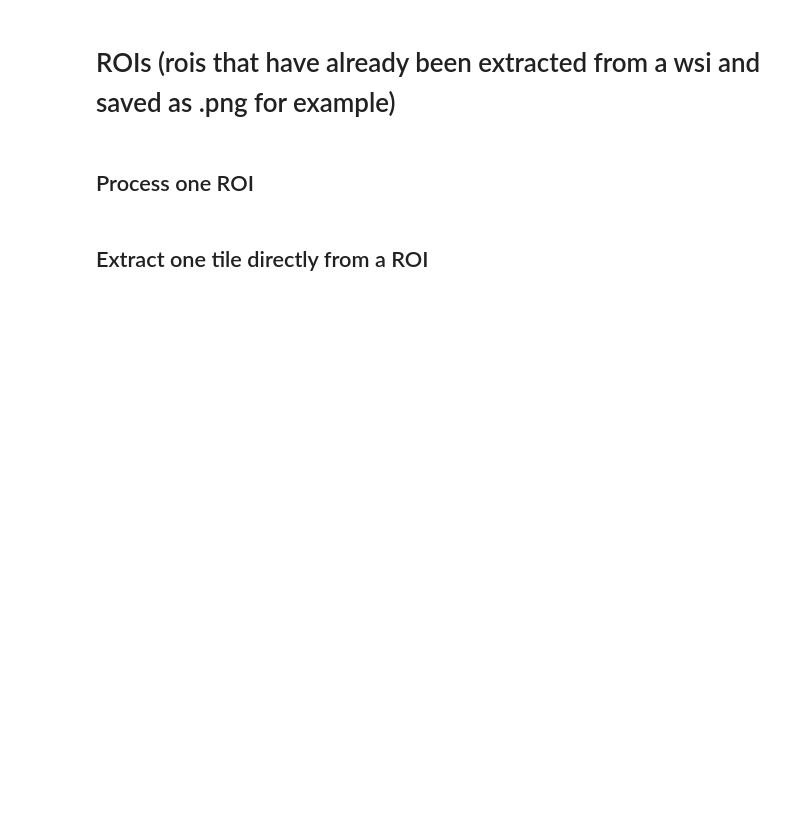
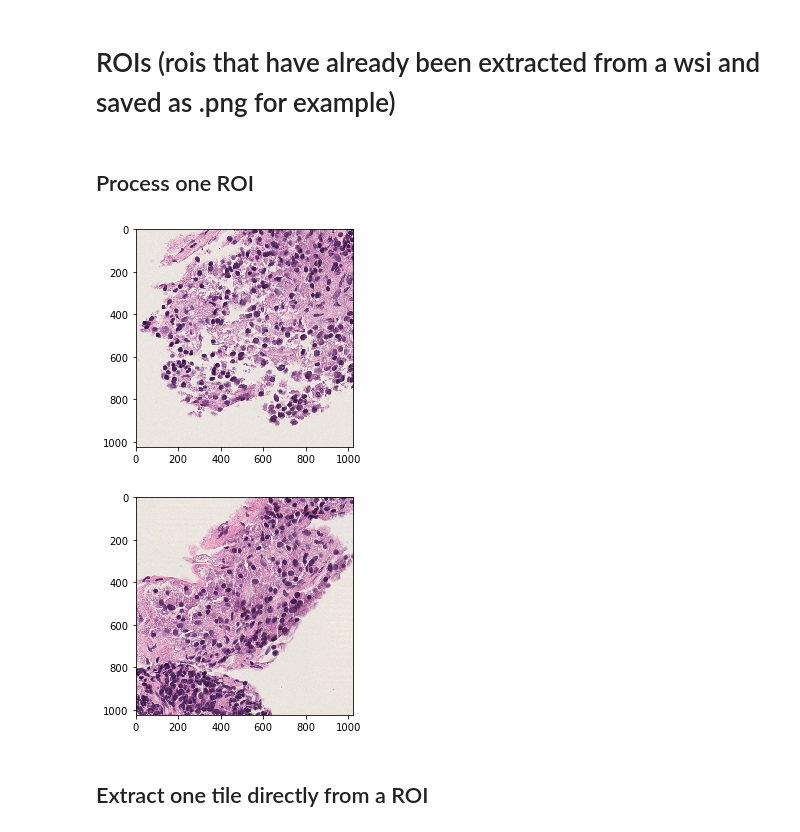
Before and after one commit to FAU-DLM/wsi_processing_pipeline, a Jupyter notebook: tile_extraction/example.ipynb, the cells around one changed output. Cells and saved outputs as stored; diff of their text form; code cells hidden in the pictures; blank space fills up the shorter version.

```diff
--- a/tile_extraction/example.ipynb
+++ b/tile_extraction/example.ipynb
@@ -185,16 +191,18 @@ ts.show_wsi_with_marked_tiles()
 # %%
 p = rois_path.ls()[0];p
 
 tiles.WsiOrROIToTiles(wsi_path=p,
                       tiles_folder_path=tiles_path,
                       tile_height=1024,
                       tile_width=1024,
-                      is_wsi=False,
                       tile_naming_func=tiles.get_roi_name_from_path_pituitary_adenoma_entities,
                       save_tiles=True,
                       return_as_tilesummary_object=False)
 
 util.show_multiple_images_big(tiles_path.ls()[:2])
+# %% [output]
+[figure, added]
+[figure, added]
 # %% [markdown]
 ## Extract one tile directly from a ROI
 # %%
```
Also changed, not shown: parts of 8 cells of this notebook.
